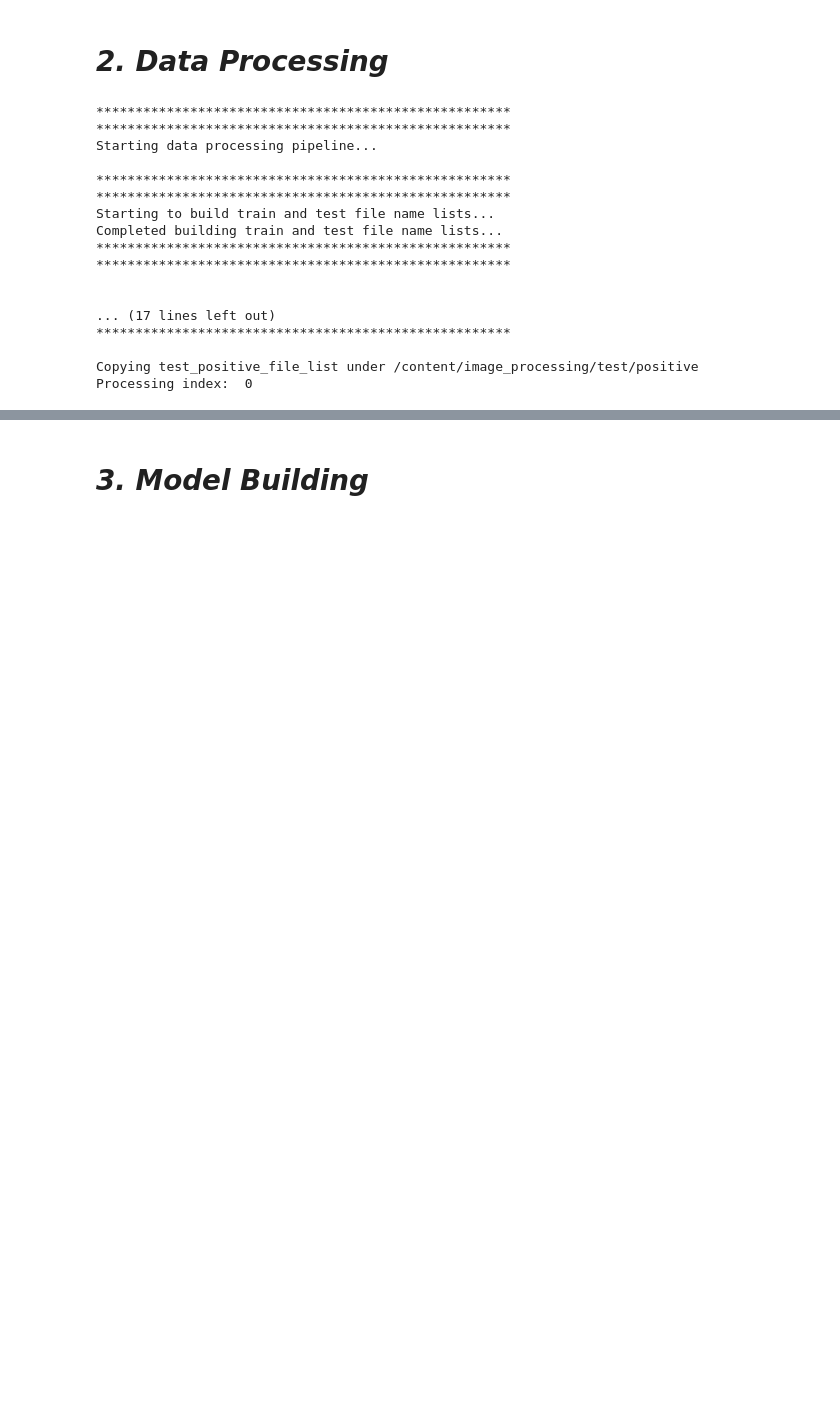
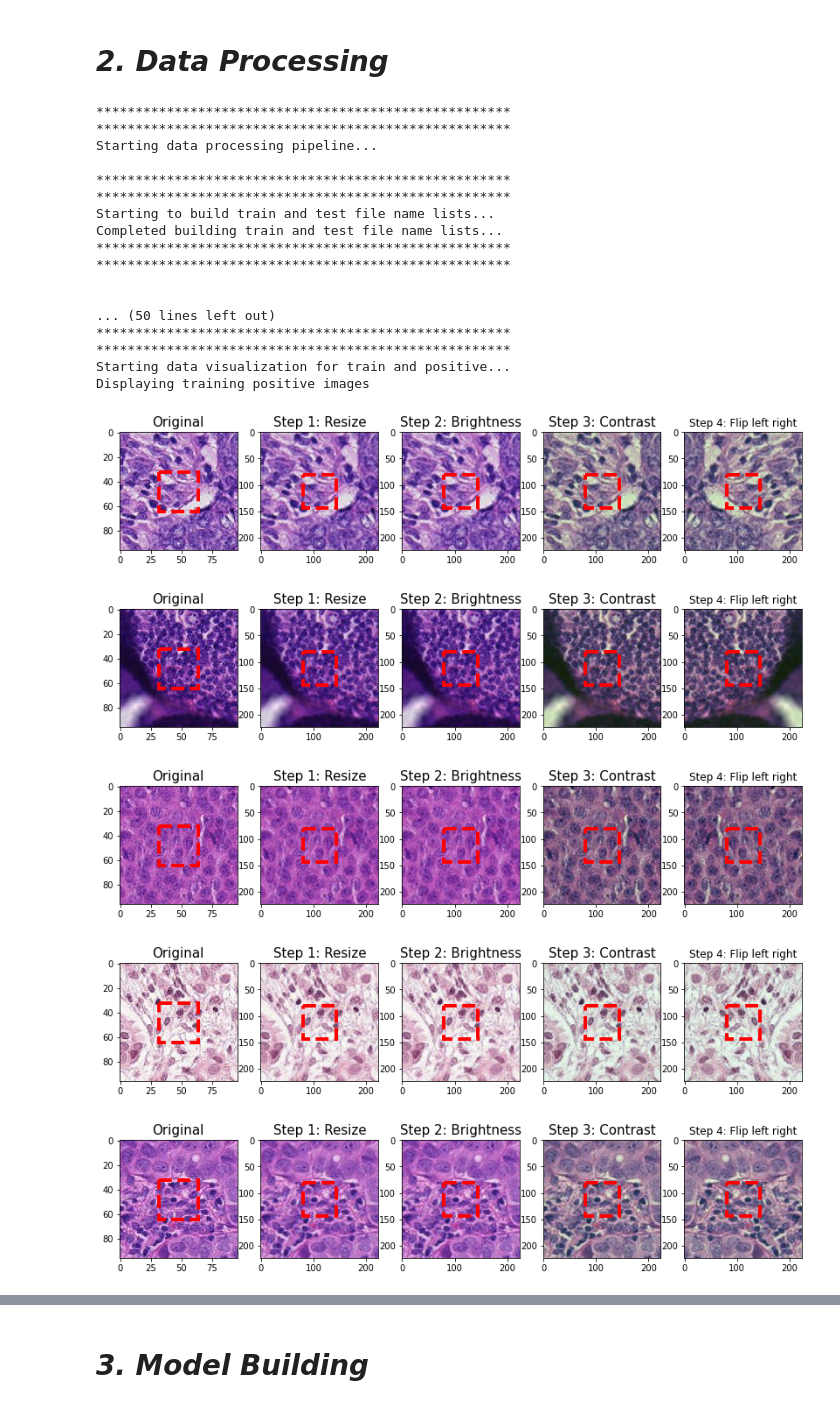
Before and after one commit to srilamaiti/SM_MIDS_W207_HW, a Jupyter notebook: Untitled67.ipynb, the cells around one changed output, grey strips where cells are left out. Cells and saved outputs as stored; diff of their text form; code cells hidden in the pictures; blank space fills up the shorter version.

```diff
--- a/Untitled67.ipynb
+++ b/Untitled67.ipynb
@@ -978,11 +978,11 @@ class data_processing:
         print()
         print("*****************************************************")
         print("*****************************************************")
-        print("Starting to remove files under {path}...")
-        files = glob.glob(path)
+        print(f"Starting to remove files under {path}...")
+        files = glob.glob(path + "/*." + image_file_extension)
         for f in files:
             os.remove(f)
-        print("Completed removing files from {path}...")
+        print(f"Completed removing files from {path}...")
         print("*****************************************************")
         print("*****************************************************")
         print()
@@ -1003,25 +1003,29 @@ class data_processing:
 
         self.remove_files_from_dir(image_processing_train_positive_path)
         self.remove_files_from_dir(image_processing_train_negative_path)
-
-        self.remove_files_from_dir(image_processing_validation_positive_path)
-        self.remove_files_from_dir(image_processing_validation_negative_path)
-
+        print(f"File count under {image_processing_train_positive_path} after removing all files is : {misc_proc.check_file_count_in_a_directory(image_processing_train_positive_path)}")
+        print(f"File count under {image_processing_train_negative_path}  after removing all files is : {misc_proc.check_file_count_in_a_directory(image_processing_train_negative_path)}")
         self.train_positive_file_list = misc_proc.generate_fully_qualified_file_name_list(self.df_train[self.df_train.label == 1].id.values.tolist())
         self.train_negative_file_list = misc_proc.generate_fully_qualified_file_name_list(self.df_train[self.df_train.label == 0].id.values.tolist())
-
         print(f"Copying test_positive_file_list under {image_processing_train_positive_path}")
         misc_proc.process_copy_files(self.train_positive_file_list, image_processing_train_positive_path)
         print(f"Copying test_negative_file_list under {image_processing_train_negative_path}")
         misc_proc.process_copy_files(self.train_negative_file_list, image_processing_train_negative_path)
+        print(f"File count under {image_processing_train_positive_path} : {misc_proc.check_file_count_in_a_directory(image_processing_train_positive_path)}")
+        print(f"File count under {image_processing_train_negative_path} : {misc_proc.check_file_count_in_a_directory(image_processing_train_negative_path)}")
 
+        self.remove_files_from_dir(image_processing_validation_positive_path)
+        self.remove_files_from_dir(image_processing_validation_negative_path)
+        print(f"File count under {image_processing_validation_positive_path} : {misc_proc.check_file_count_in_a_directory(image_processing_validation_positive_path)}")
+        print(f"File count under {image_processing_validation_negative_path} : {misc_proc.check_file_count_in_a_directory(image_processing_validation_negative_path)}")
         self.validation_positive_file_list = misc_proc.generate_fully_qualified_file_name_list(self.df_validation[self.df_validation.label == 1].id.values.tolist())
         self.validation_negative_file_list = misc_proc.generate_fully_qualified_file_name_list(self.df_validation[self.df_validation.label == 0].id.values.tolist())
-
         print(f"Copying test_positive_file_list under {image_processing_validation_positive_path}")
         misc_proc.process_copy_files(self.validation_positive_file_list, image_processing_validation_positive_path)
         print(f"Copying test_negative_file_list under {image_processing_validation_negative_path}")
         misc_proc.process_copy_files(self.validation_negative_file_list, image_processing_validation_negative_path)
+        print(f"File count under {image_processing_validation_positive_path} after moving new files is: {misc_proc.check_file_count_in_a_directory(image_processing_validation_positive_path)}")
+        print(f"File count under {image_processing_validation_negative_path} after moving new files is : {misc_proc.check_file_count_in_a_directory(image_processing_validation_negative_path)}")
 
         if self.run_mode == 'interim_test':
             print(f"Shape of train data : {self.train_np.shape}, shape of validation data : {self.validation_np.shape}, shape of test data : {self.test_np.shape}")
@@ -1051,7 +1055,7 @@ class data_processing:
         	                                     axis = 0).reset_index(drop = True)
 
         remaining_length = 50 #len(self.train_label_positive) - len(self.train_label_sample_positive)
-        self.test_positive_df = self.train_label_positive[sample_size:]
+        self.test_positive_df = self.train_label_positive[sample_size : sample_size + remaining_length]
         self.test_negative_df = self.train_label_negative[sample_size : sample_size + remaining_length]
         self.df_test = pd.concat([self.test_positive_df, self.test_negative_df], axis = 0).reset_index(drop = True)
         self.df_test = shuffle(self.df_test)
@@ -1076,6 +1080,7 @@ class data_processing:
         	                                                  )
         self.create_labels(train_val_test_ind = 'train', data = self.df_train)
         self.create_labels(train_val_test_ind = 'test', data = self.df_test)
+        self.df_train_original = self.df_train.copy()
 
         self.sample_positive_label = self.train_label_sample_positive['label'].values.tolist()
         self.sample_negative_label = self.train_label_sample_negative['label'].values.tolist()
@@ -1357,34 +1362,39 @@ class data_processing:
 
         self.initial_split_data()
 
         if self.run_mode == 'interim_test':
             self.get_image_summary_stats()
 
         #self.move_files()
         print("Completed data processing pipeline...")
         print()
         print("*****************************************************")
         print("*****************************************************")
 
 data_proc = data_processing(run_mode = 'final_test')
 data_proc.data_processing_pipeline()
 data_proc.data_visualization(train_or_test_ind = 'train', positive_or_negative_ind = 'positive', image_list = data_proc.train_positive_file_list)
 data_proc.data_visualization(train_or_test_ind = 'train', positive_or_negative_ind = 'negative', image_list = data_proc.train_negative_file_list)
 # %% [output]
 *****************************************************
 *****************************************************
 Starting data processing pipeline...
 
 *****************************************************
 *****************************************************
 Starting to build train and test file name lists...
 Completed building train and test file name lists...
 *****************************************************
 *****************************************************
 
 
-... (17 lines left out)
+... (50 lines left out)
 *****************************************************
-
-Copying test_positive_file_list under /content/image_processing/test/positive
-Processing index:  0
+*****************************************************
+Starting data visualization for train and positive...
+Displaying training positive images
+[figure, added]
+[figure, added]
+[figure, added]
+[figure, added]
+[figure, added]
```
Also changed, not shown: parts of 4 cells of this notebook.
